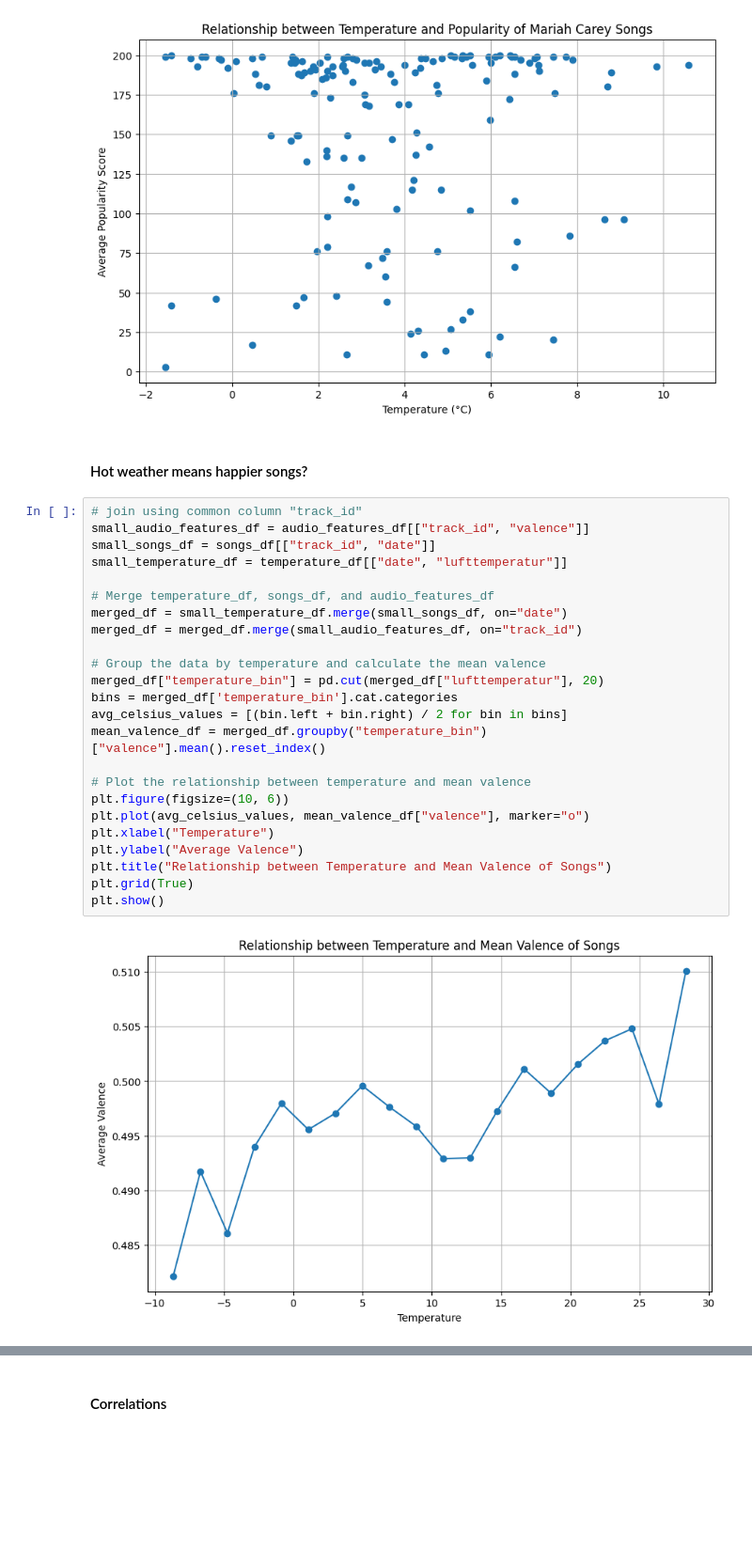
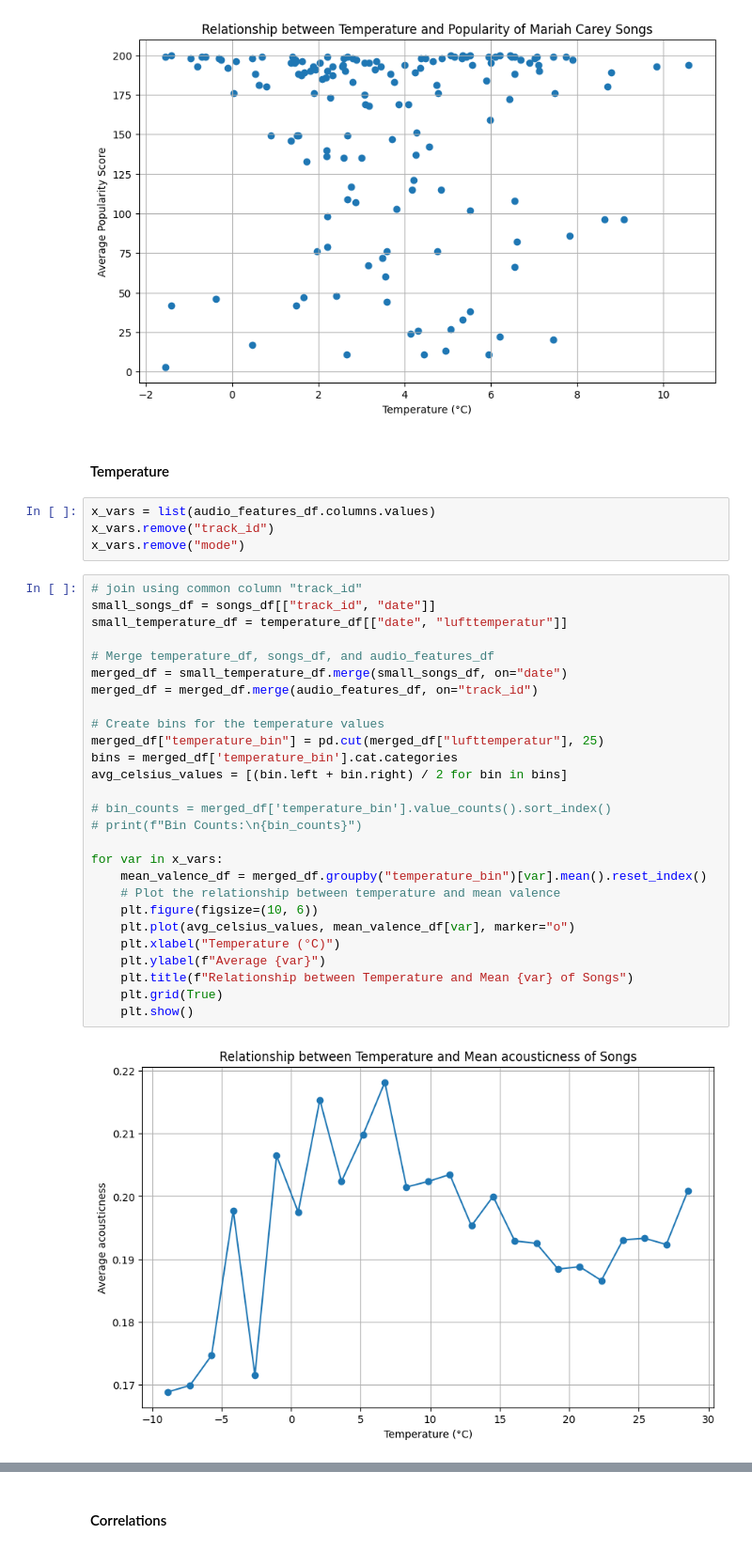
Before and after one commit to quicktus/2023-amse, a Jupyter notebook: exploration.ipynb, the cells around one changed output, grey strips where cells are left out. Shown at 94% size. Cells and saved outputs as stored; diff of their text form; blank space fills up the shorter version.

Commit message:
add temperature line grap loop

```diff
--- a/exploration.ipynb
+++ b/exploration.ipynb
@@ -270,31 +272,38 @@ plt.grid(True)
 plt.show()
 # %% [output]
 [figure]
-# %% [markdown]
-#### Hot weather means happier songs?
+# %% [markdown]
+#### Temperature
+# %%
+x_vars = list(audio_features_df.columns.values)
+x_vars.remove("track_id")
+x_vars.remove("mode")
 # %%
 # join using common column "track_id"
-small_audio_features_df = audio_features_df[["track_id", "valence"]]
 small_songs_df = songs_df[["track_id", "date"]]
 small_temperature_df = temperature_df[["date", "lufttemperatur"]]
 
 # Merge temperature_df, songs_df, and audio_features_df
 merged_df = small_temperature_df.merge(small_songs_df, on="date")
-merged_df = merged_df.merge(small_audio_features_df, on="track_id")
+merged_df = merged_df.merge(audio_features_df, on="track_id")
 
-# Group the data by temperature and calculate the mean valence
-merged_df["temperature_bin"] = pd.cut(merged_df["lufttemperatur"], 20)
+# Create bins for the temperature values
+merged_df["temperature_bin"] = pd.cut(merged_df["lufttemperatur"], 25)
 bins = merged_df['temperature_bin'].cat.categories
 avg_celsius_values = [(bin.left + bin.right) / 2 for bin in bins]
-mean_valence_df = merged_df.groupby("temperature_bin")["valence"].mean().reset_index()
 
-# Plot the relationship between temperature and mean valence
-plt.figure(figsize=(10, 6))
-plt.plot(avg_celsius_values, mean_valence_df["valence"], marker="o")
-plt.xlabel("Temperature")
-plt.ylabel("Average Valence")
-plt.title("Relationship between Temperature and Mean Valence of Songs")
-plt.grid(True)
-plt.show()
+# bin_counts = merged_df['temperature_bin'].value_counts().sort_index()
+# print(f"Bin Counts:\n{bin_counts}")
+
+for var in x_vars:
+    mean_valence_df = merged_df.groupby("temperature_bin")[var].mean().reset_index()
+    # Plot the relationship between temperature and mean valence
+    plt.figure(figsize=(10, 6))
+    plt.plot(avg_celsius_values, mean_valence_df[var], marker="o")
+    plt.xlabel("Temperature (°C)")
+    plt.ylabel(f"Average {var}")
+    plt.title(f"Relationship between Temperature and Mean {var} of Songs")
+    plt.grid(True)
+    plt.show()
 # %% [output]
-[figure, old version]
+[figure, new version]
```
Also changed, not shown: parts of 7 cells of this notebook.
